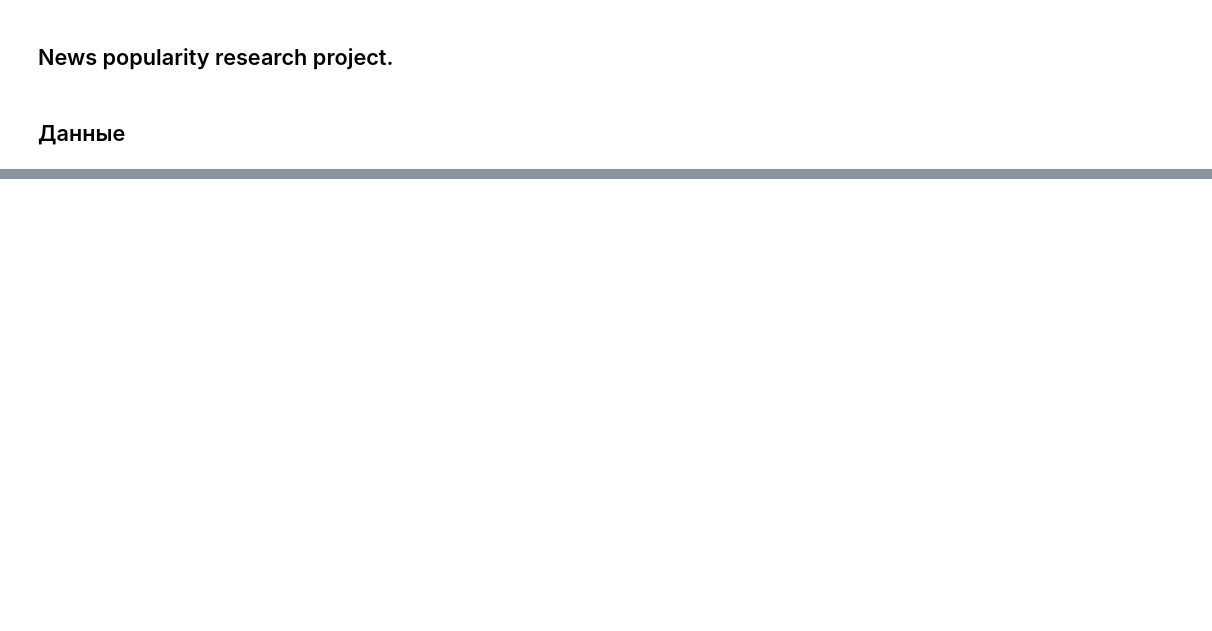
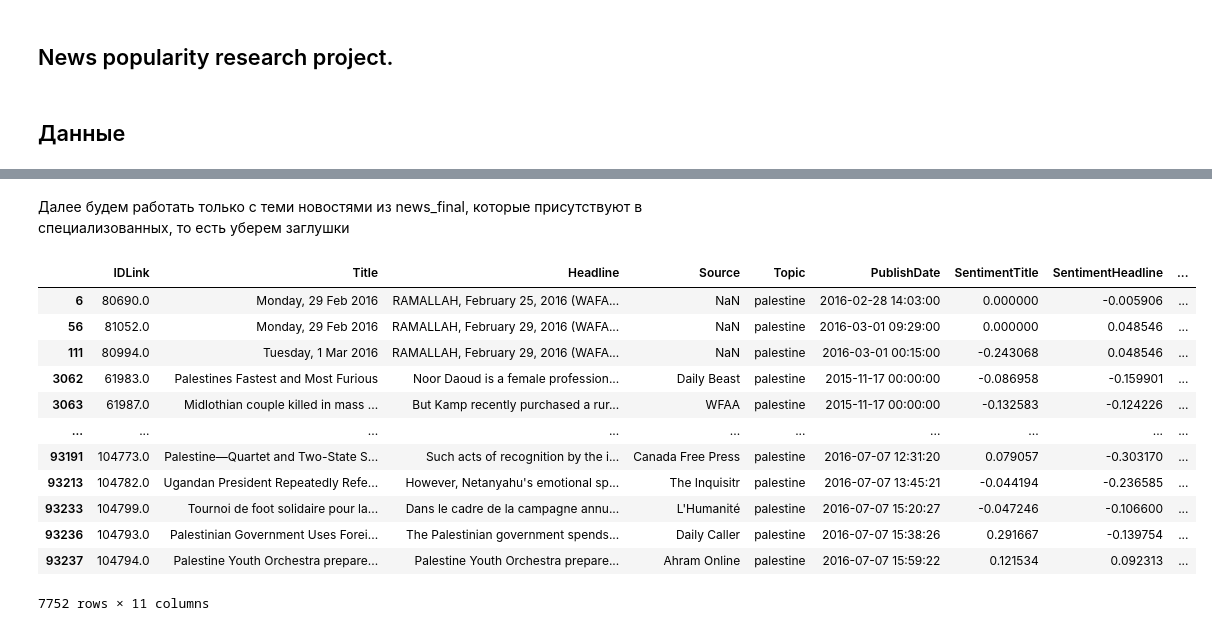
Before and after one commit to nikita221723/News-popularity, a Jupyter notebook: News_popularity.ipynb, the cells around one changed output, grey strips where cells are left out. Cells and saved outputs as stored; diff of their text form; code cells hidden in the pictures; blank space fills up the shorter version.

Commit message:
prepare for data analysis is done

```diff
--- a/News_popularity.ipynb
+++ b/News_popularity.ipynb
@@ -11,7 +11,7 @@ import zipfile
 # news_final = pd.read_csv('News_Final.csv')
 with zipfile.ZipFile('News_Final.csv.zip') as z:
     with z.open('News_Final.csv') as f:
-        news_final = pd.read_csv('News_Final.csv')
+        news_final = pd.read_csv(f)
 
 obama_facebook = pd.read_csv('Facebook_Obama.csv')
 obama_googleplus = pd.read_csv('GooglePlus_Obama.csv')
@@ -115,0 +36,25 @@ news_palestine[news_palestine['Facebook'] == -1]
+# %% [markdown]
+Далее будем работать только с теми новостями из news_final, которые присутствуют в специализованных, то есть уберем заглушки
+# %%
+p1 = palestine_facebook.IDLink.unique()
+p2 = palestine_googleplus.IDLink.unique()
+p3 = palestine_linkedin.IDLink.unique()
+p_id = np.concatenate((p1, p2, p3), axis=0)
+p_id = np.unique(p_id)
+
+news_palestine = news_palestine[news_palestine['IDLink'].isin(p_id)]
+news_palestine
+# %% [output]
+|  | IDLink | Title | Headline | Source | Topic | PublishDate | SentimentTitle | SentimentHeadline | ... |
+| 6 | 80690.0 | Monday, 29 Feb 2016 | RAMALLAH, February 25, 2016 (WAFA... | NaN | palestine | 2016-02-28 14:03:00 | 0.000000 | -0.005906 | ... |
+| 56 | 81052.0 | Monday, 29 Feb 2016 | RAMALLAH, February 29, 2016 (WAFA... | NaN | palestine | 2016-03-01 09:29:00 | 0.000000 | 0.048546 | ... |
+| 111 | 80994.0 | Tuesday, 1 Mar 2016 | RAMALLAH, February 29, 2016 (WAFA... | NaN | palestine | 2016-03-01 00:15:00 | -0.243068 | 0.048546 | ... |
+| 3062 | 61983.0 | Palestines Fastest and Most Furious | Noor Daoud is a female profession... | Daily Beast | palestine | 2015-11-17 00:00:00 | -0.086958 | -0.159901 | ... |
+| 3063 | 61987.0 | Midlothian couple killed in mass ... | But Kamp recently purchased a rur... | WFAA | palestine | 2015-11-17 00:00:00 | -0.132583 | -0.124226 | ... |
+| ... | ... | ... | ... | ... | ... | ... | ... | ... | ... |
+| 93191 | 104773.0 | Palestine—Quartet and Two-State S... | Such acts of recognition by the i... | Canada Free Press | palestine | 2016-07-07 12:31:20 | 0.079057 | -0.303170 | ... |
+| 93213 | 104782.0 | Ugandan President Repeatedly Refe... | However, Netanyahu's emotional sp... | The Inquisitr | palestine | 2016-07-07 13:45:21 | -0.044194 | -0.236585 | ... |
+| 93233 | 104799.0 | Tournoi de foot solidaire pour la... | Dans le cadre de la campagne annu... | L'Humanité | palestine | 2016-07-07 15:20:27 | -0.047246 | -0.106600 | ... |
+| 93236 | 104793.0 | Palestinian Government Uses Forei... | The Palestinian government spends... | Daily Caller | palestine | 2016-07-07 15:38:26 | 0.291667 | -0.139754 | ... |
+| 93237 | 104794.0 | Palestine Youth Orchestra prepare... | Palestine Youth Orchestra prepare... | Ahram Online | palestine | 2016-07-07 15:59:22 | 0.121534 | 0.092313 | ... |
+7752 rows × 11 columns
```
Also changed, not shown: parts of 10 cells of this notebook.
